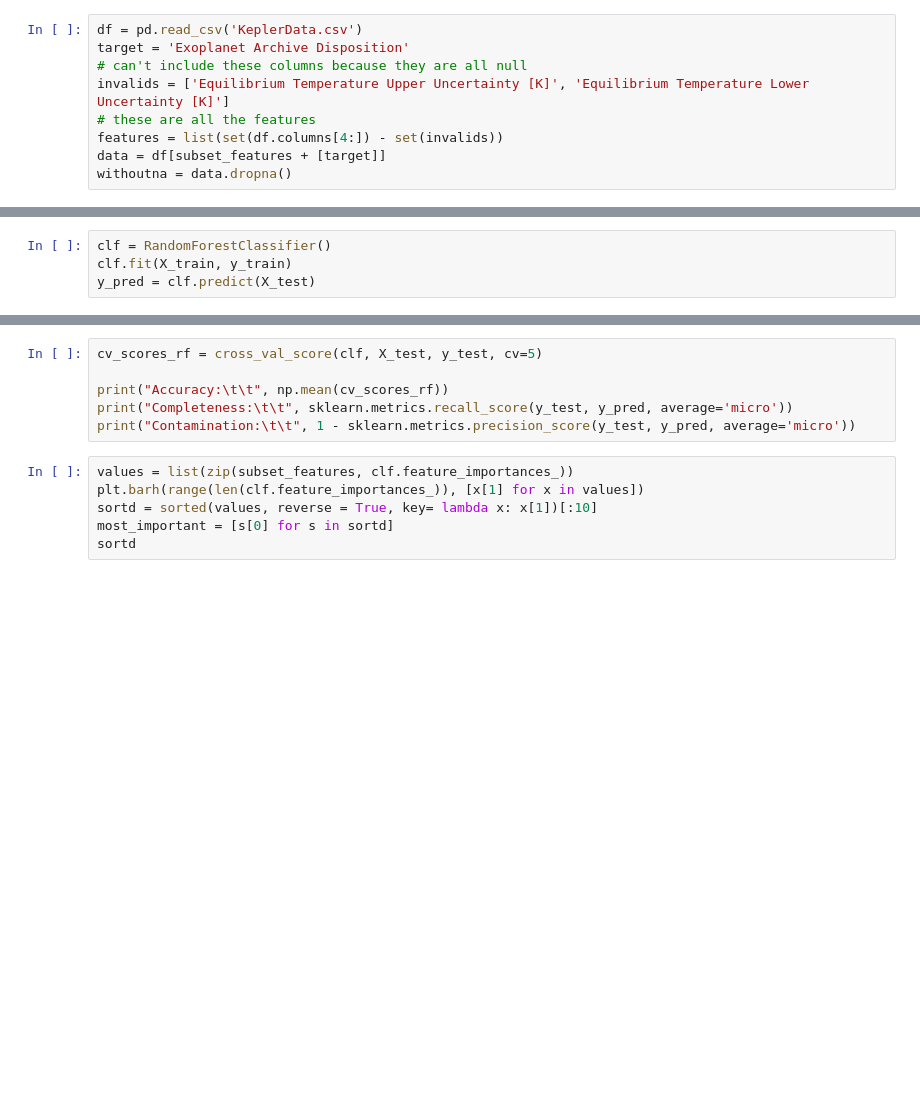
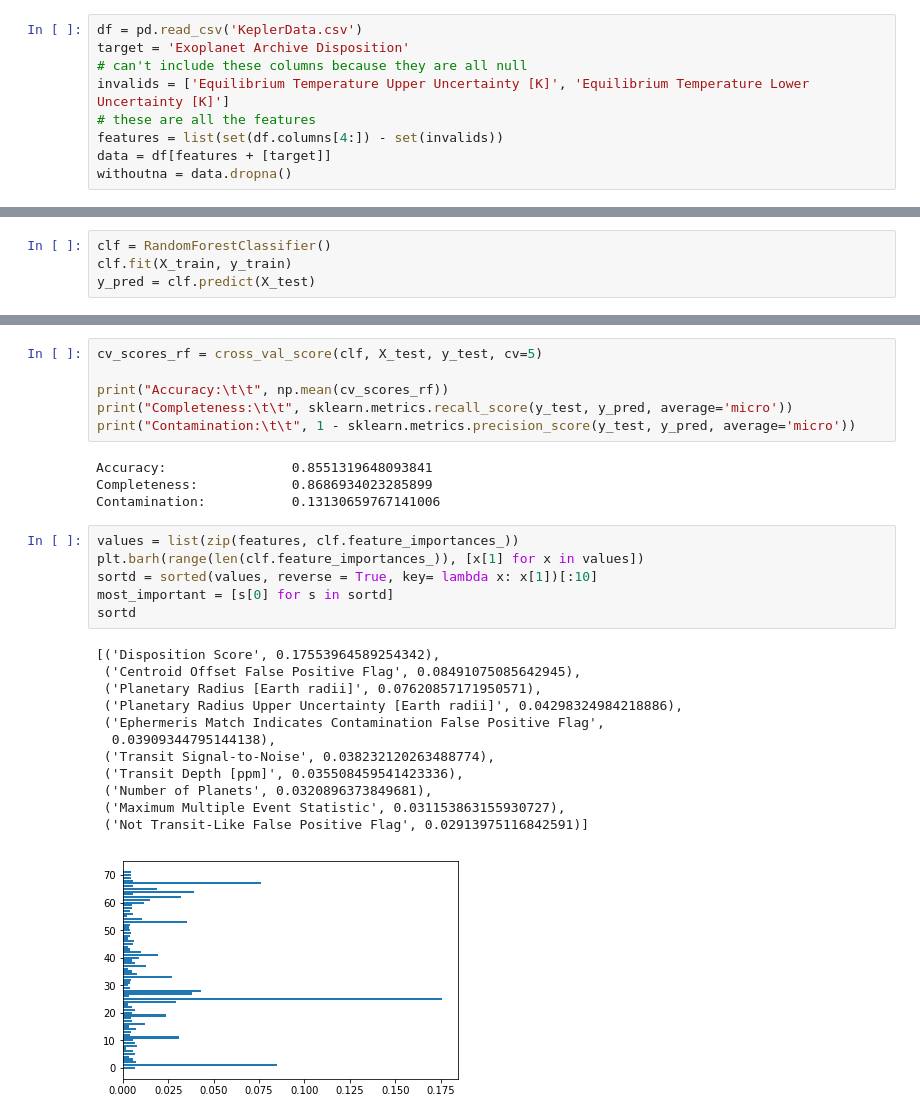
Before and after one commit to josiahcoad/LaSerenaDataScience, a Jupyter notebook: Expermental.ipynb, the cells around one changed output, grey strips where cells are left out. Saved outputs shown, nothing was run; the diff lists cells and outputs as text; blank space fills up the shorter version.

```diff
--- a/Expermental.ipynb
+++ b/Expermental.ipynb
@@ -41,5 +41,5 @@ target = 'Exoplanet Archive Disposition'
 invalids = ['Equilibrium Temperature Upper Uncertainty [K]', 'Equilibrium Temperature Lower Uncertainty [K]']
 # these are all the features
 features = list(set(df.columns[4:]) - set(invalids))
-data = df[subset_features + [target]]
+data = df[features + [target]]
 withoutna = data.dropna()
@@ -64,12 +65,29 @@ cv_scores_rf = cross_val_score(clf, X_test, y_test, cv=5)
 print("Accuracy:\t\t", np.mean(cv_scores_rf))
 print("Completeness:\t\t", sklearn.metrics.recall_score(y_test, y_pred, average='micro'))
 print("Contamination:\t\t", 1 - sklearn.metrics.precision_score(y_test, y_pred, average='micro'))
+# %% [output]
+Accuracy:                0.8551319648093841
+Completeness:            0.8686934023285899
+Contamination:           0.13130659767141006
 # %%
-values = list(zip(subset_features, clf.feature_importances_))
+values = list(zip(features, clf.feature_importances_))
 plt.barh(range(len(clf.feature_importances_)), [x[1] for x in values])
 sortd = sorted(values, reverse = True, key= lambda x: x[1])[:10]
 most_important = [s[0] for s in sortd]
 sortd
+# %% [output]
+[('Disposition Score', 0.17553964589254342),
+ ('Centroid Offset False Positive Flag', 0.08491075085642945),
+ ('Planetary Radius [Earth radii]', 0.07620857171950571),
+ ('Planetary Radius Upper Uncertainty [Earth radii]', 0.04298324984218886),
+ ('Ephermeris Match Indicates Contamination False Positive Flag',
+  0.03909344795144138),
+ ('Transit Signal-to-Noise', 0.038232120263488774),
+ ('Transit Depth [ppm]', 0.035508459541423336),
+ ('Number of Planets', 0.0320896373849681),
+ ('Maximum Multiple Event Statistic', 0.031153863155930727),
+ ('Not Transit-Like False Positive Flag', 0.02913975116842591)]
+[figure, added]
 # %%
 # here we look at the most important feature
 fig, axs = plt.subplots(ncols=1)
```
Also changed, not shown: parts of 4 cells of this notebook, 1 other file.
